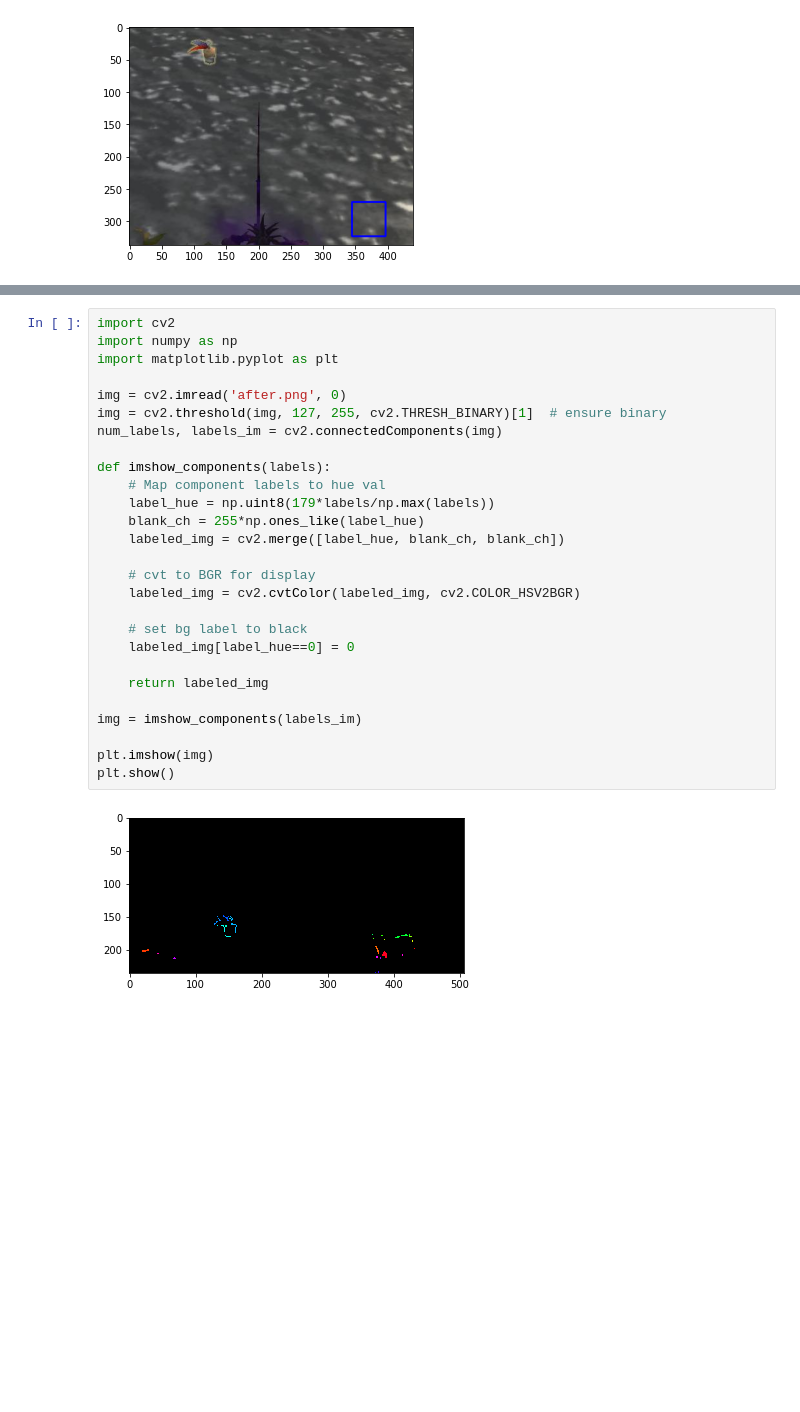
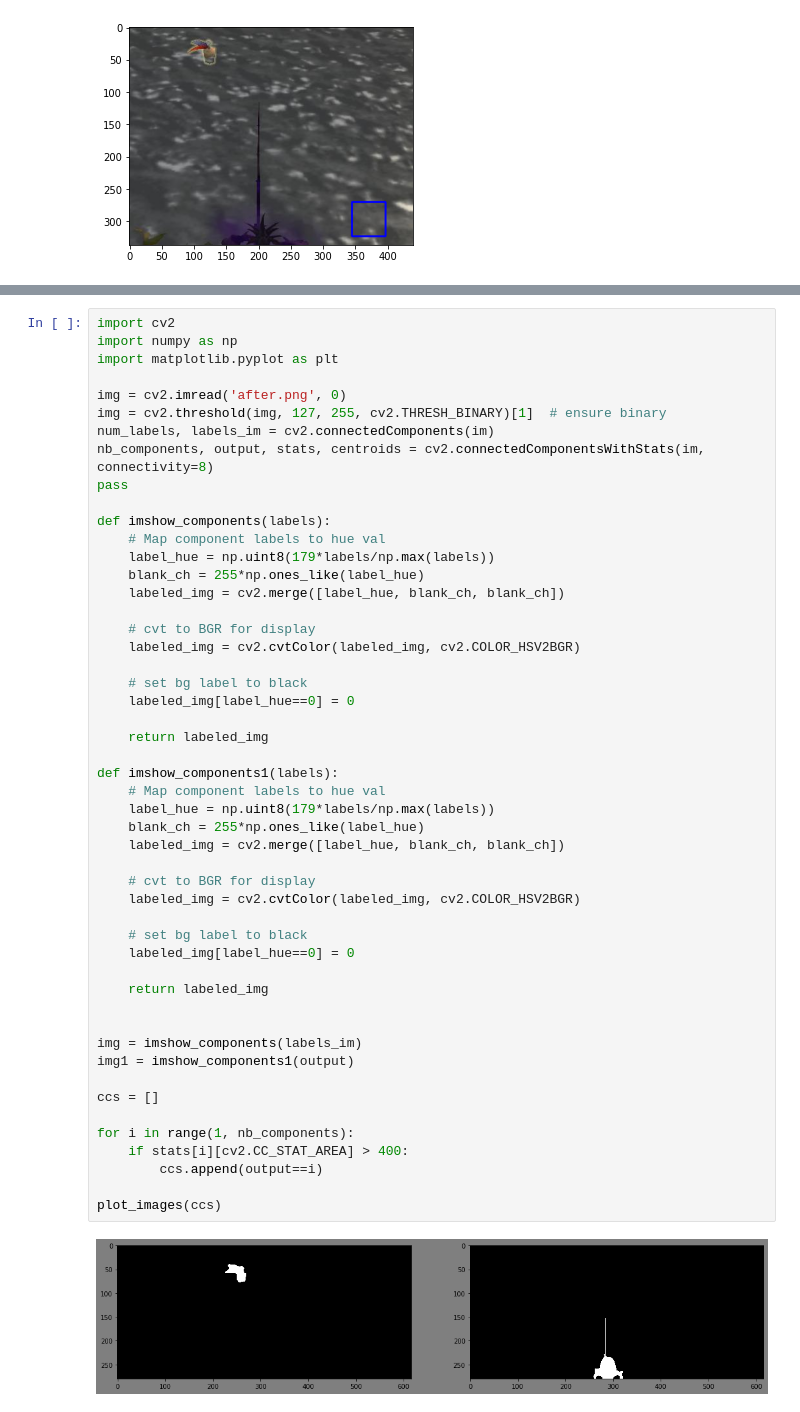
Before and after one commit to aash/pyfisher, a Jupyter notebook: x.ipynb, the cells around one changed output, grey strips where cells are left out. Drawn from its saved outputs; the diff is of its cells as text; blank space fills up the shorter version.

```diff
--- a/x.ipynb
+++ b/x.ipynb
@@ -168,29 +195,52 @@ plt.show()
 # %%
 import cv2
 import numpy as np
 import matplotlib.pyplot as plt
 
 img = cv2.imread('after.png', 0)
 img = cv2.threshold(img, 127, 255, cv2.THRESH_BINARY)[1]  # ensure binary
-num_labels, labels_im = cv2.connectedComponents(img)
+num_labels, labels_im = cv2.connectedComponents(im)
+nb_components, output, stats, centroids = cv2.connectedComponentsWithStats(im, connectivity=8)
+pass
 
 def imshow_components(labels):
     # Map component labels to hue val
     label_hue = np.uint8(179*labels/np.max(labels))
     blank_ch = 255*np.ones_like(label_hue)
     labeled_img = cv2.merge([label_hue, blank_ch, blank_ch])
 
     # cvt to BGR for display
     labeled_img = cv2.cvtColor(labeled_img, cv2.COLOR_HSV2BGR)
 
     # set bg label to black
     labeled_img[label_hue==0] = 0
 
     return labeled_img
 
+def imshow_components1(labels):
+    # Map component labels to hue val
+    label_hue = np.uint8(179*labels/np.max(labels))
+    blank_ch = 255*np.ones_like(label_hue)
+    labeled_img = cv2.merge([label_hue, blank_ch, blank_ch])
+
+    # cvt to BGR for display
+    labeled_img = cv2.cvtColor(labeled_img, cv2.COLOR_HSV2BGR)
+
+    # set bg label to black
+    labeled_img[label_hue==0] = 0
+
+    return labeled_img
+
+
 img = imshow_components(labels_im)
+img1 = imshow_components1(output)
 
-plt.imshow(img)
-plt.show()
+ccs = []
+
+for i in range(1, nb_components):
+    if stats[i][cv2.CC_STAT_AREA] > 400:
+        ccs.append(output==i)
+
+plot_images(ccs)
 # %% [output]
-[figure, old version]
+[figure, new version]
```
Also changed, not shown: parts of 4 cells of this notebook.
